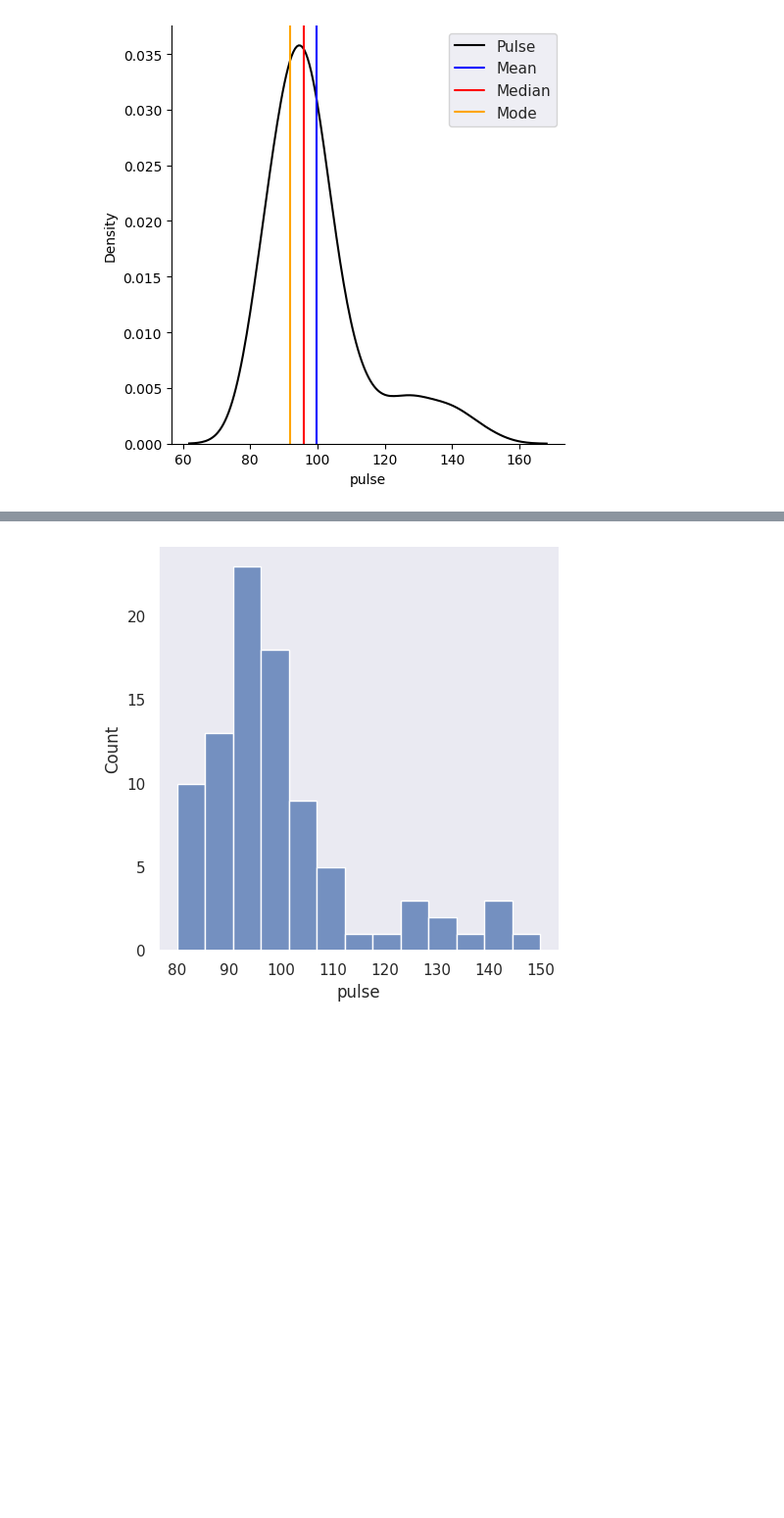
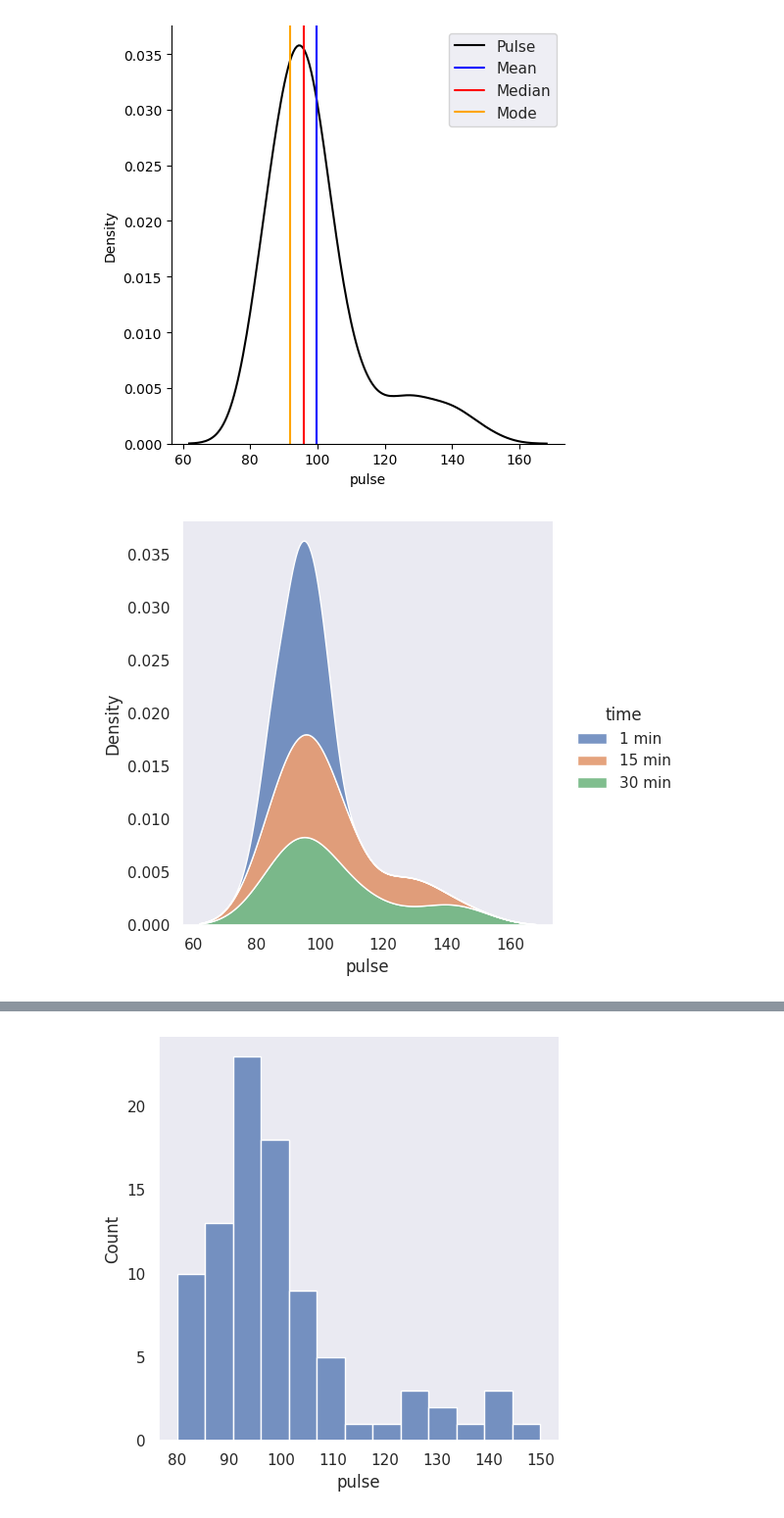
Before and after one commit to blwishom/cognixia, a Jupyter notebook: AdvancedPhase/Statistics_and_Visualization/descriptive_stats_exercise.ipynb, the cells around one changed output, grey strips where cells are left out. Shown at 98% size. Drawn from its saved outputs; the diff is of its cells as text; code cells hidden in the pictures; blank space fills up the shorter version.

Commit message:
kde plots

```diff
--- a/AdvancedPhase/Statistics_and_Visualization/descriptive_stats_exercise.ipynb
+++ b/AdvancedPhase/Statistics_and_Visualization/descriptive_stats_exercise.ipynb
@@ -109,3 +109,9 @@ plt.legend(['Pulse', 'Mean', 'Median', 'Mode'])
 # %% [output]
 <matplotlib.legend.Legend at 0x...>
 [figure]
+# %%
+sns.displot(exercise, x='pulse', hue='time', kind='kde', multiple='stack')
+# sns.set(rc={'axes.facecolor':'black'})
+sns.set(style='dark')
+# %% [output]
+[figure, added]
```
Also changed, not shown: parts of 3 cells of this notebook, 2 other files.
